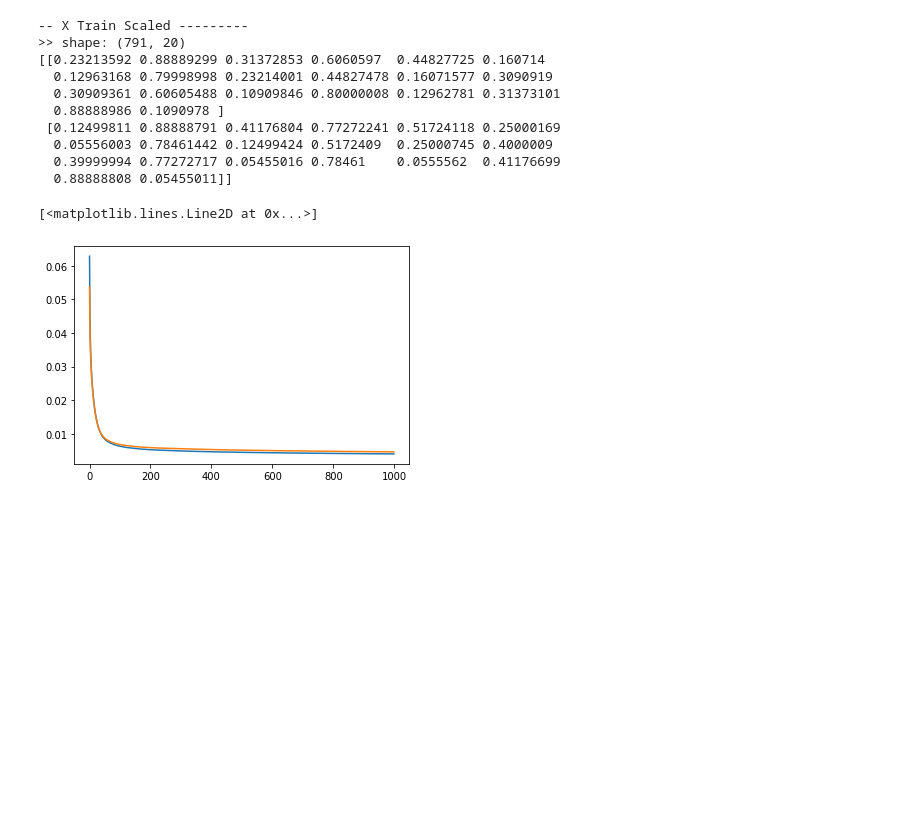
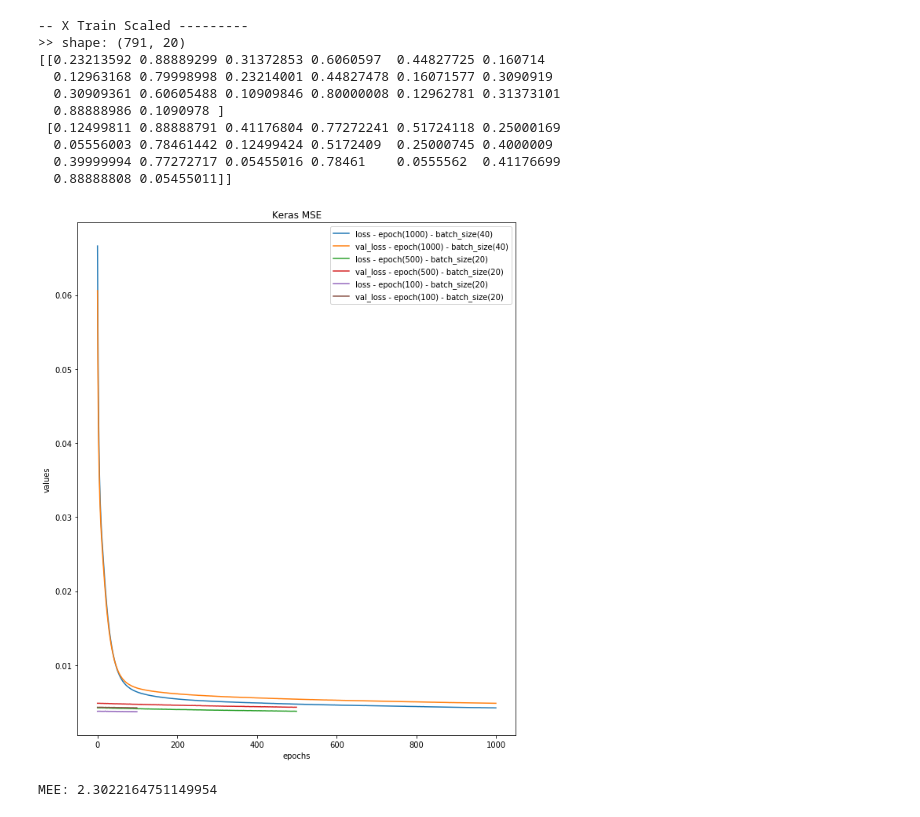
Before and after one commit to azecoder/Machine-Learning, a Jupyter notebook: ML.ipynb, the cells around one changed output. Cells and saved outputs as stored; diff of their text form; code cells hidden in the pictures; blank space fills up the shorter version.

Commit message:
Changes on Keras Model - 20.12.19

```diff
--- a/ML.ipynb
+++ b/ML.ipynb
@@ -128,8 +173,20 @@ history = model.fit(x_train_scaled, y_train_scaled, epochs=1000, validation_data
-# %%
-import matplotlib.pyplot as plt
-
-plt.plot(history.history["loss"])
-plt.plot(history.history["val_loss"])
-# %% [output]
-[<matplotlib.lines.Line2D at 0x...>]
-[figure, removed]
+# %%
+import matplotlib.pyplot as plt
+
+plt.figure(figsize=(10, 12))
+
+for row in histArr:
+  label = "loss - epoch(" + str(row["epochs"]) + ") - batch_size(" + str(row["batch_size"]) + ")"
+  val_label = "val_" + label
+  plt.plot(row["fit_result"].history["loss"], label=label) # history["loss"][200:] for data after index 200
+  plt.plot(row["fit_result"].history["val_loss"], label=val_label)
+
+plt.xlabel("epochs")
+plt.ylabel("values")
+
+plt.title('Keras MSE')
+plt.legend()
+
+plt.show()
+# %% [output]
+[figure, added]
@@ -135,0 +196,12 @@ plt.plot(history.history["val_loss"])
+# %%
+import math
+
+mee = 0
+for x in range( len(y_val) ):
+    mee = mee + math.sqrt( math.pow(y_val[x,0] - y_val_pred_inverse[x,0], 2) + math.pow(y_val[x,1] - y_val_pred_inverse[x,1], 2) )
+
+mee = mee / len( y_val )
+
+print("MEE:", mee)
+# %% [output]
+MEE: 2.3022164751149954
```
Also changed, not shown: parts of 8 cells of this notebook.
